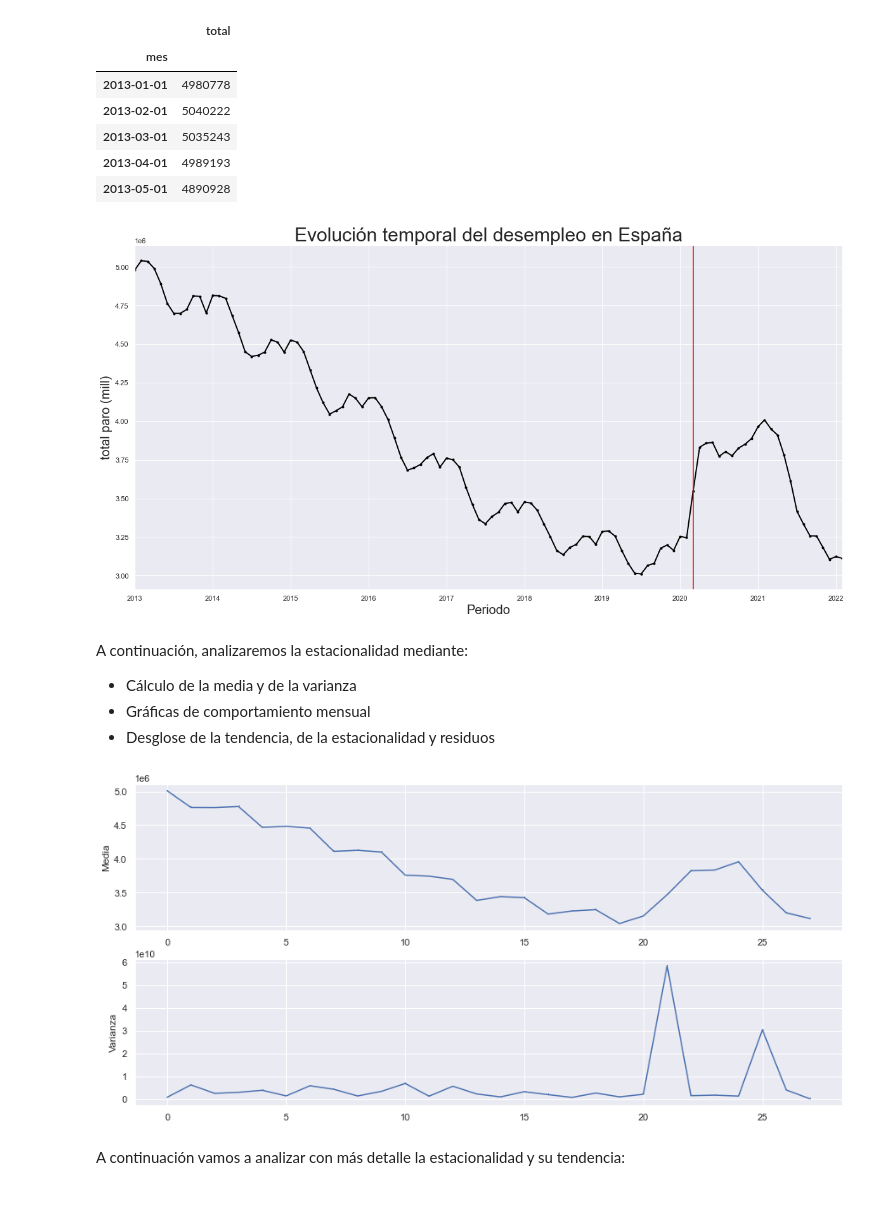
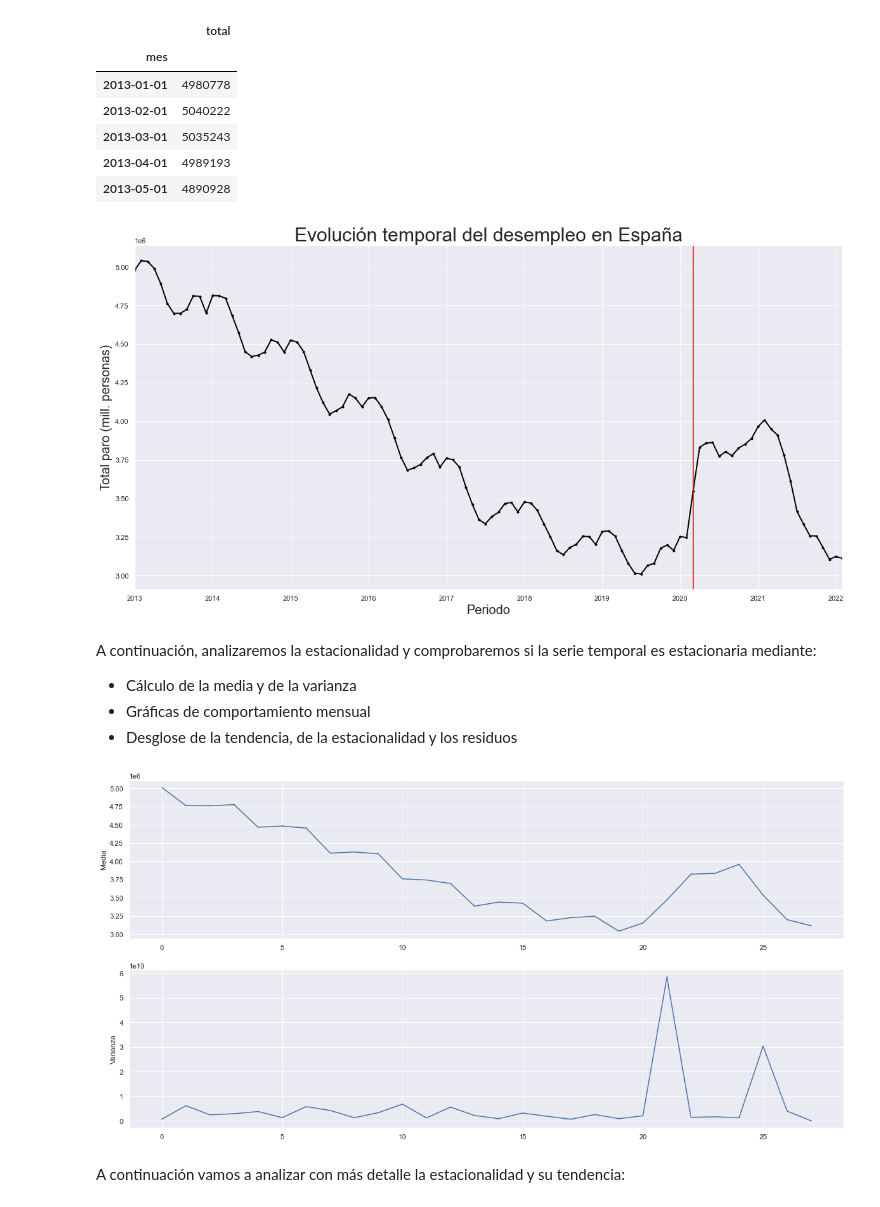
Before and after one commit to algoriv92/TFM, a Jupyter notebook: notebooks/df_paro.ipynb, the cells around one changed output. Cells and saved outputs as stored; diff of their text form; code cells hidden in the pictures.

```diff
--- a/notebooks/df_paro.ipynb
+++ b/notebooks/df_paro.ipynb
@@ -97,20 +104,19 @@ df_paro.head()
 | 2013-04-01 | 4989193 |
 | 2013-05-01 | 4890928 |
 # %%
-# Ploteamos de nuevo nuestra serie temporal:
 sns.set(rc={'figure.figsize':(20, 10)})
-fig = df_paro.total.plot(marker='.'g, linewidth= 2)
+fig = df_paro.total.plot(marker='.', color = 'black', linewidth= 2)
 fig.set_title('Evolución temporal del desempleo en España', fontsize = 30)
-fig.set_ylabel('total paro (mill)', fontsize = 20)
+fig.set_ylabel('Total paro (mill. personas)', fontsize = 20)
 fig.axvline('2020-03-01', color = 'red', linewidth= 1.5)
 fig.set_xlabel('Periodo', fontsize = 20);
 # %% [output]
-[figure, old version]
+[figure, new version]
 # %% [markdown]
-A continuación, analizaremos la estacionalidad mediante:
+A continuación, analizaremos la estacionalidad y comprobaremos si la serie temporal es estacionaria mediante:
 - Cálculo de la media y de la varianza
 - Gráficas de comportamiento mensual
-- Desglose de la tendencia, de la estacionalidad y residuos
+- Desglose de la tendencia, de la estacionalidad y los residuos
 # %%
 def split_and_summarize(dataframe, column, size, fn):
     ranges = []
@@ -127,19 +132,19 @@ varianza = split_and_summarize(df_paro, 'total', 4, np.var)
 # %%
 cols = ['media', 'varianza']
 df = pd.DataFrame([media, varianza], index=cols)
 
-sns.set(rc={'figure.figsize':(15, 7)})
+sns.set(rc={'figure.figsize':(20, 10)})
 fig, (ax1, ax2) = plt.subplots(2, 1)
 
 ax1.plot(media, ',-')
 ax1.set_ylabel('Media')
 
 ax2.plot(varianza, ',-')
 ax2.set_ylabel('Varianza')
 
 plt.show()
 # %% [output]
-[figure, old version]
+[figure, new version]
 # %% [markdown]
 A continuación vamos a analizar con más detalle la estacionalidad y su tendencia:
 # %%
```
Also changed, not shown: parts of 19 cells of this notebook, 1 other file.
